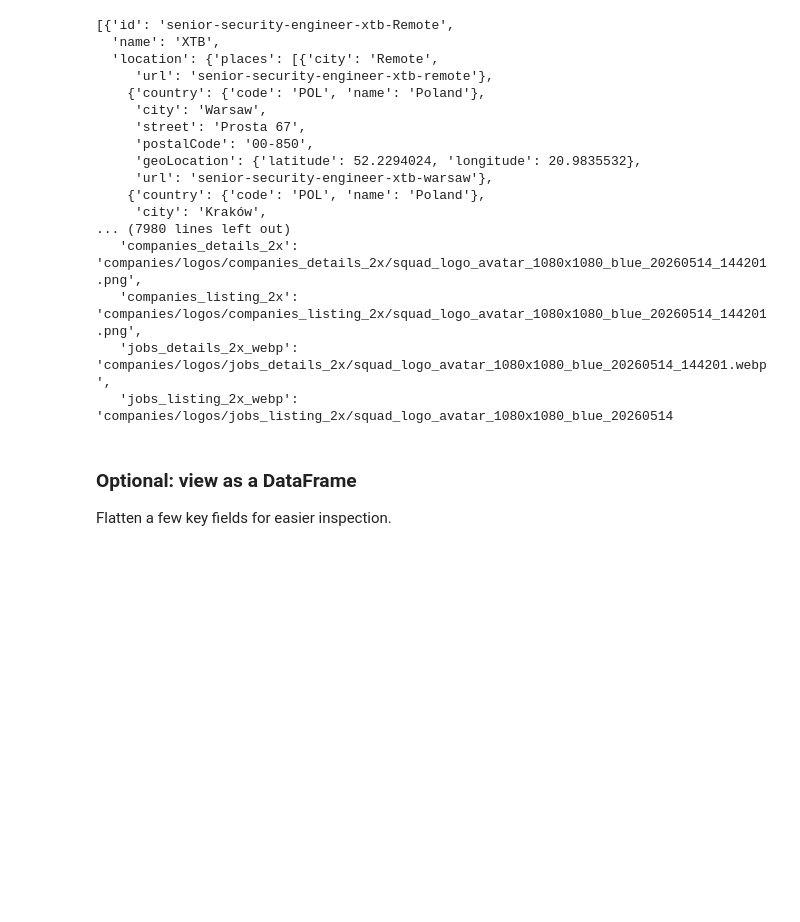
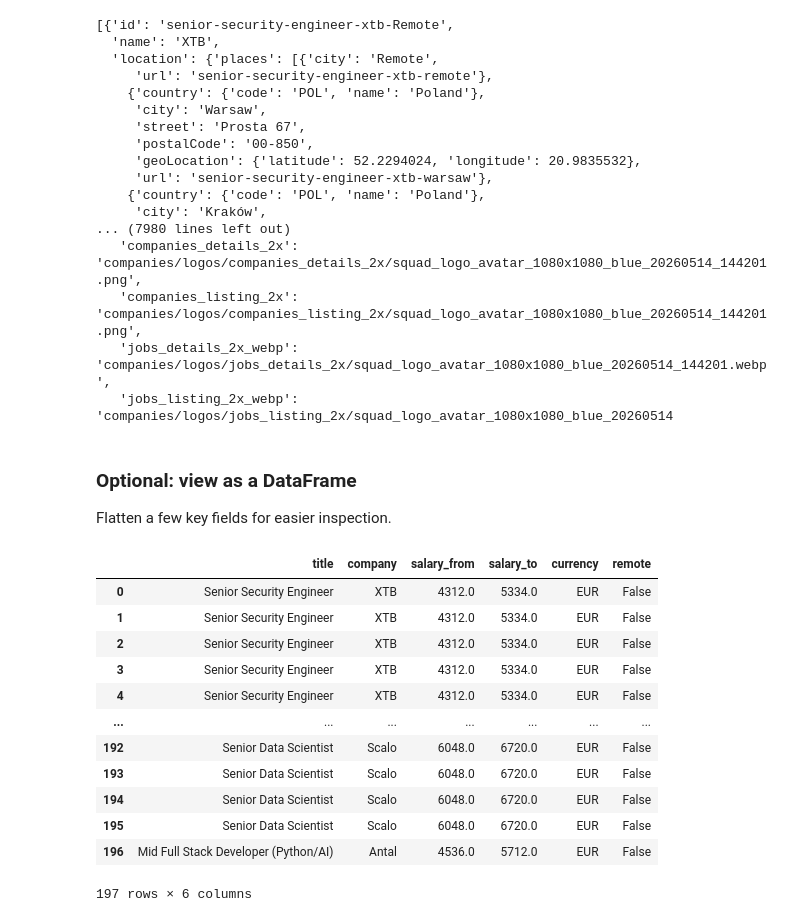
Before and after one commit to Luca-Terrazzan/next_in_tech_28102026, a Jupyter notebook: nofluff.ipynb, the cells around one changed output. Drawn from its saved outputs; the diff is of its cells as text; code cells hidden in the pictures; blank space fills up the shorter version.

```diff
--- a/nofluff.ipynb
+++ b/nofluff.ipynb
@@ -101,16 +101,30 @@ Flatten a few key fields for easier inspection.
 # %%
 if cleaned_postings:
     df = pd.DataFrame([
         {
             "title": j.get("title"),
             "company": j.get("name"),
             "salary_from": j.get("salary", {}).get("from"),
             "salary_to": j.get("salary", {}).get("to"),
             "currency": j.get("salary", {}).get("currency"),
             "remote": j.get("fullyRemote"),
         }
         for j in cleaned_postings
     ])
-    print(df)
+    display(df)
 else:
     print("No postings collected.")
+# %% [output]
+|  | title | company | salary_from | salary_to | currency | remote |
+| 0 | Senior Security Engineer | XTB | 4312.0 | 5334.0 | EUR | False |
+| 1 | Senior Security Engineer | XTB | 4312.0 | 5334.0 | EUR | False |
+| 2 | Senior Security Engineer | XTB | 4312.0 | 5334.0 | EUR | False |
+| 3 | Senior Security Engineer | XTB | 4312.0 | 5334.0 | EUR | False |
+| 4 | Senior Security Engineer | XTB | 4312.0 | 5334.0 | EUR | False |
+| ... | ... | ... | ... | ... | ... | ... |
+| 192 | Senior Data Scientist | Scalo | 6048.0 | 6720.0 | EUR | False |
+| 193 | Senior Data Scientist | Scalo | 6048.0 | 6720.0 | EUR | False |
+| 194 | Senior Data Scientist | Scalo | 6048.0 | 6720.0 | EUR | False |
+| 195 | Senior Data Scientist | Scalo | 6048.0 | 6720.0 | EUR | False |
+| 196 | Mid Full Stack Developer (Python/AI) | Antal | 4536.0 | 5712.0 | EUR | False |
+197 rows × 6 columns
```
Also changed, not shown: parts of 3 cells of this notebook, 2 other files.
